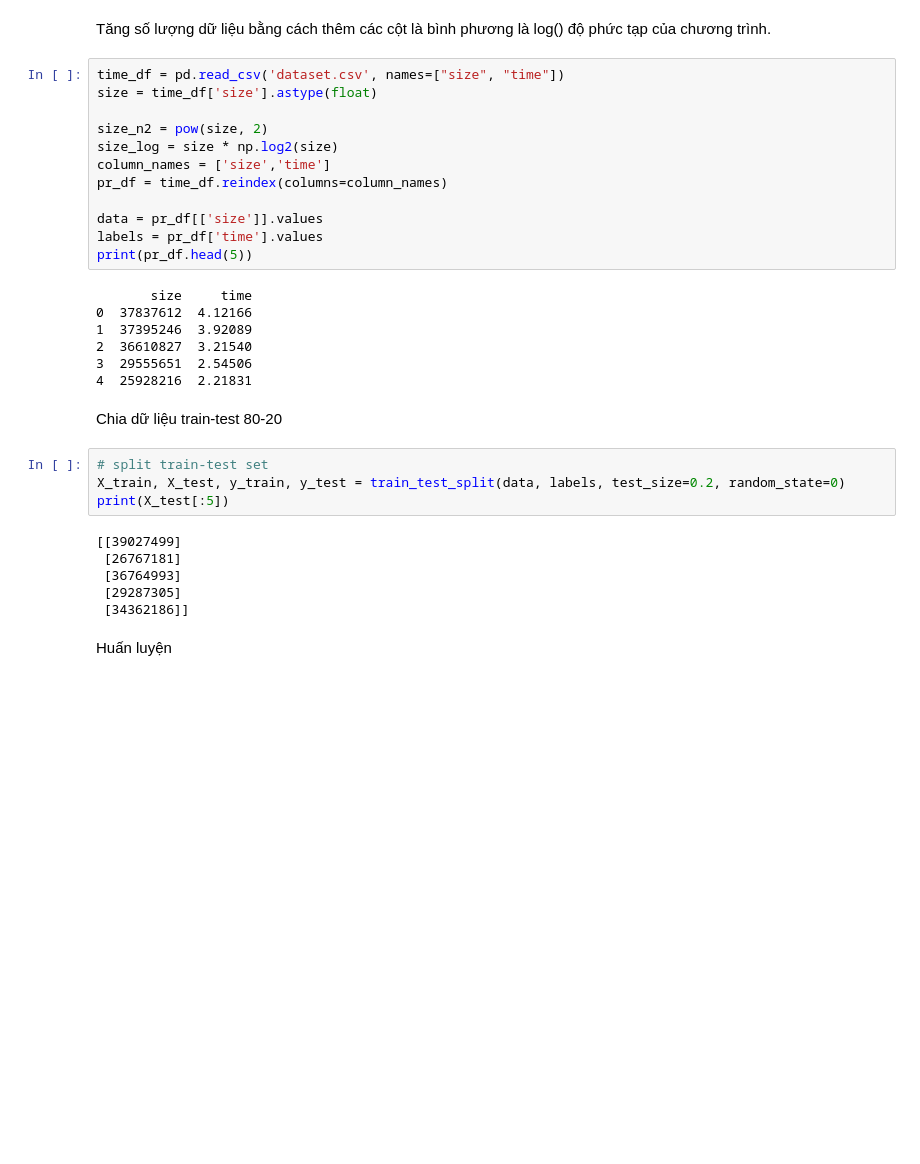
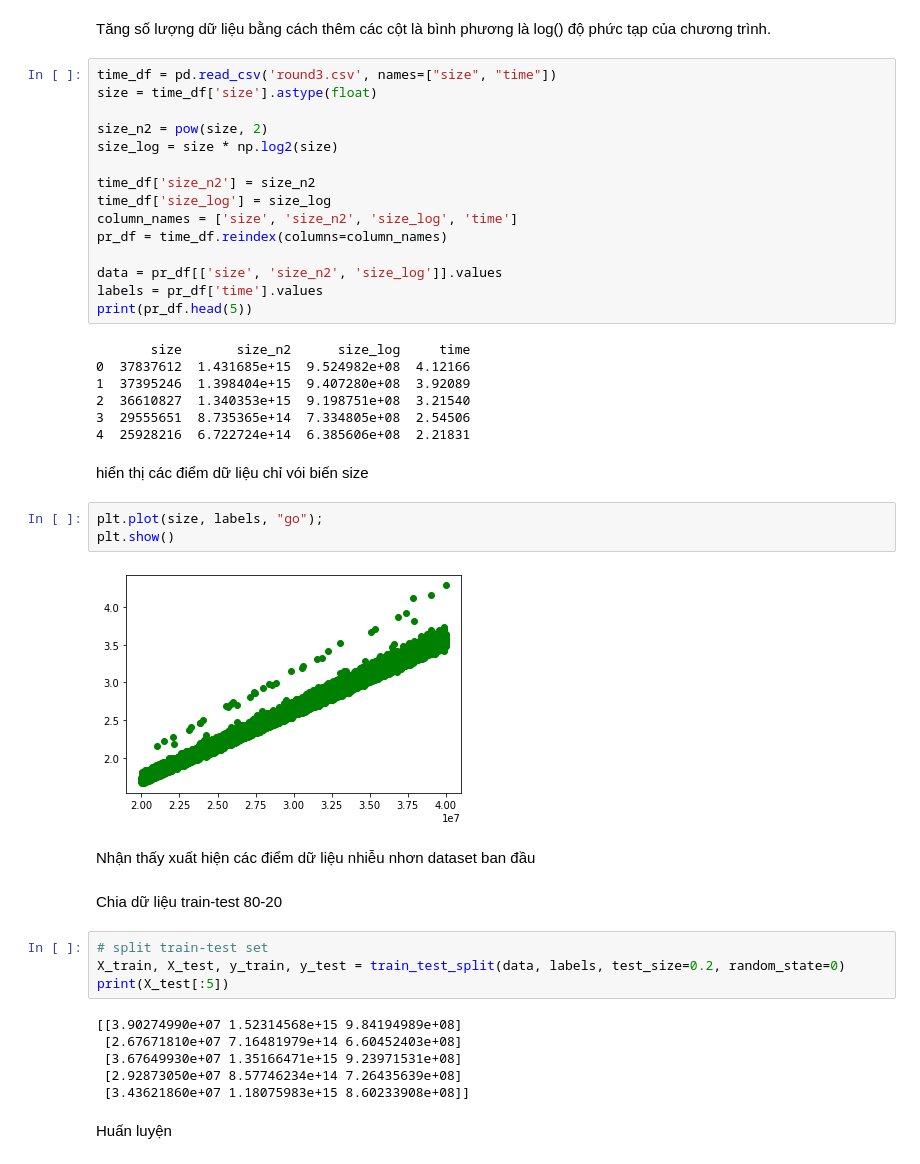
Before and after one commit to ntploc0910/CS114.K21, a Jupyter notebook: Round3.ipynb, the cells around one changed output. Cells and saved outputs as stored; diff of their text form; blank space fills up the shorter version.

```diff
--- a/Round3.ipynb
+++ b/Round3.ipynb
@@ -13,24 +24,36 @@ from sklearn.metrics import mean_squared_error, r2_score
 # %% [markdown]
 Tăng số lượng dữ liệu bằng cách thêm các cột là bình phương là log() độ phức tạp của chương trình.
 # %%
-time_df = pd.read_csv('dataset.csv', names=["size", "time"])
+time_df = pd.read_csv('round3.csv', names=["size", "time"])
 size = time_df['size'].astype(float)
 
 size_n2 = pow(size, 2)
 size_log = size * np.log2(size)
-column_names = ['size','time']
+
+time_df['size_n2'] = size_n2
+time_df['size_log'] = size_log
+column_names = ['size', 'size_n2', 'size_log', 'time']
 pr_df = time_df.reindex(columns=column_names)
 
-data = pr_df[['size']].values
+data = pr_df[['size', 'size_n2', 'size_log']].values
 labels = pr_df['time'].values
 print(pr_df.head(5))
 # %% [output]
-       size     time
-0  37837612  4.12166
-1  37395246  3.92089
-2  36610827  3.21540
-3  29555651  2.54506
-4  25928216  2.21831
+       size       size_n2      size_log     time
+0  37837612  1.431685e+15  9.524982e+08  4.12166
+1  37395246  1.398404e+15  9.407280e+08  3.92089
+2  36610827  1.340353e+15  9.198751e+08  3.21540
+3  29555651  8.735365e+14  7.334805e+08  2.54506
+4  25928216  6.722724e+14  6.385606e+08  2.21831
+# %% [markdown]
+hiển thị các điểm dữ liệu chỉ vói biến size
+# %%
+plt.plot(size, labels, "go");
+plt.show()
+# %% [output]
+[figure, added]
+# %% [markdown]
+Nhận thấy xuất hiện các điểm dữ liệu nhiễu nhơn dataset ban đầu
 # %% [markdown]
 Chia dữ liệu train-test 80-20
 # %%
@@ -38,11 +61,11 @@ Chia dữ liệu train-test 80-20
 X_train, X_test, y_train, y_test = train_test_split(data, labels, test_size=0.2, random_state=0)
 print(X_test[:5])
 # %% [output]
-[[39027499]
- [26767181]
- [36764993]
- [29287305]
- [34362186]]
+[[3.90274990e+07 1.52314568e+15 9.84194989e+08]
+ [2.67671810e+07 7.16481979e+14 6.60452403e+08]
+ [3.67649930e+07 1.35166471e+15 9.23971531e+08]
+ [2.92873050e+07 8.57746234e+14 7.26435639e+08]
+ [3.43621860e+07 1.18075983e+15 8.60233908e+08]]
 # %% [markdown]
 Huấn luyện
 # %%
```
Also changed, not shown: parts of 4 cells of this notebook.
